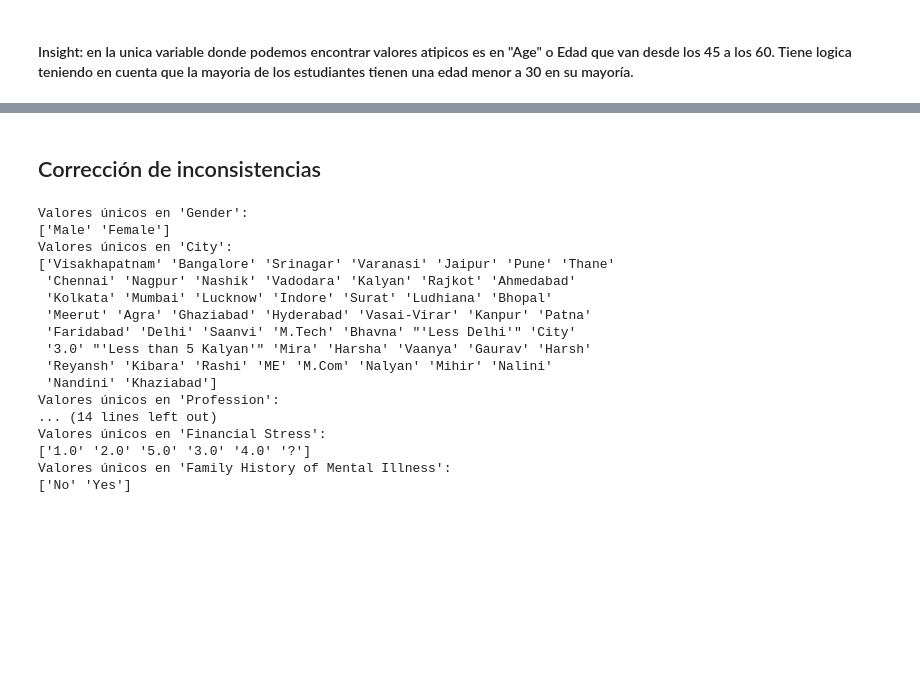
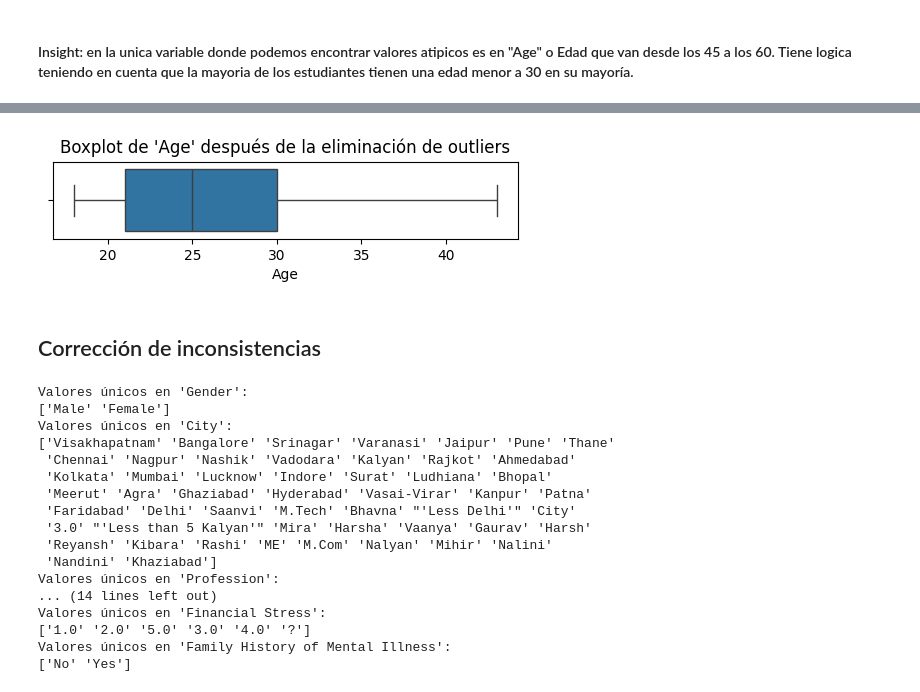
Before and after one commit to FlorMauves/ProyectoDS_StudentDepression_MauvesinTogel, a Jupyter notebook: ProyectoDS_StudenDepression_MauvesinTogel.ipynb, the cells around one changed output, grey strips where cells are left out. Cells and saved outputs as stored; diff of their text form; code cells hidden in the pictures; blank space fills up the shorter version.

```diff
--- a/ProyectoDS_StudenDepression_MauvesinTogel.ipynb
+++ b/ProyectoDS_StudenDepression_MauvesinTogel.ipynb
@@ -411,0 +416,21 @@ for col in num_vars:
+# %%
+# Calcular los cuartiles para la columna 'Age'
+Q1_age = df['Age'].quantile(0.25)
+Q3_age = df['Age'].quantile(0.75)
+IQR_age = Q3_age - Q1_age
+
+# Definir el límite superior para los outliers (usando la regla 1.5 * IQR)
+# Los outliers superiores son los valores que están por encima de Q3 + 1.5*IQR
+upper_bound_age_outlier = Q3_age + 1.5 * IQR_age
+
+# Identificar los valores atípicos superiores en 'Age'
+outliers_age_data = df[df['Age'] > upper_bound_age_outlier]
+
+print(f"--- Análisis de Outliers en 'Age' ---")
+print(f"Cuartil 1 (Q1) de Age: {Q1_age}")
+print(f"Cuartil 3 (Q3) de Age: {Q3_age}")
+print(f"Rango Intercuartílico (IQR) de Age: {IQR_age}")
+print(f"Límite superior para outliers en Age (Q3 + 1.5*IQR): {upper_bound_age_outlier:.2f}\n")
+
+print(f"Cantidad total de outliers en 'Age': {len(outliers_age_data)} registros")
+print(f"Porcentaje de outliers en 'Age' respecto al total del dataset: {(len(outliers_age_data) / len(df)) * 100:.2f}%")
@@ -412,3 +446,20 @@ for col in num_vars:
+# %%
+#Eliminación de Outliers en 'Age' ya que representa solo un 0.04% del total.
+# Guardamos la cantidad original de filas antes de la eliminación
+initial_rows = len(df)
+
+# Filtramos el DataFrame para conservar solo las filas donde 'Age' no es un outlier. Es decir, donde 'Age' es menor o igual al límite superior para outliers
+df = df[df['Age'] <= upper_bound_age_outlier].copy()
+
+
+# Volvemos a verificar la distribución de 'Age' después de la eliminación
+plt.figure(figsize=(6, 1))
+sns.boxplot(data=df, x='Age')
+plt.title("Boxplot de 'Age' después de la eliminación de outliers")
+plt.xlabel("Age")
+plt.show()
+# %% [output]
+[figure, added]
 # %% [markdown]
 ## Corrección de inconsistencias
 # %%
```
Also changed, not shown: parts of 12 cells of this notebook.
